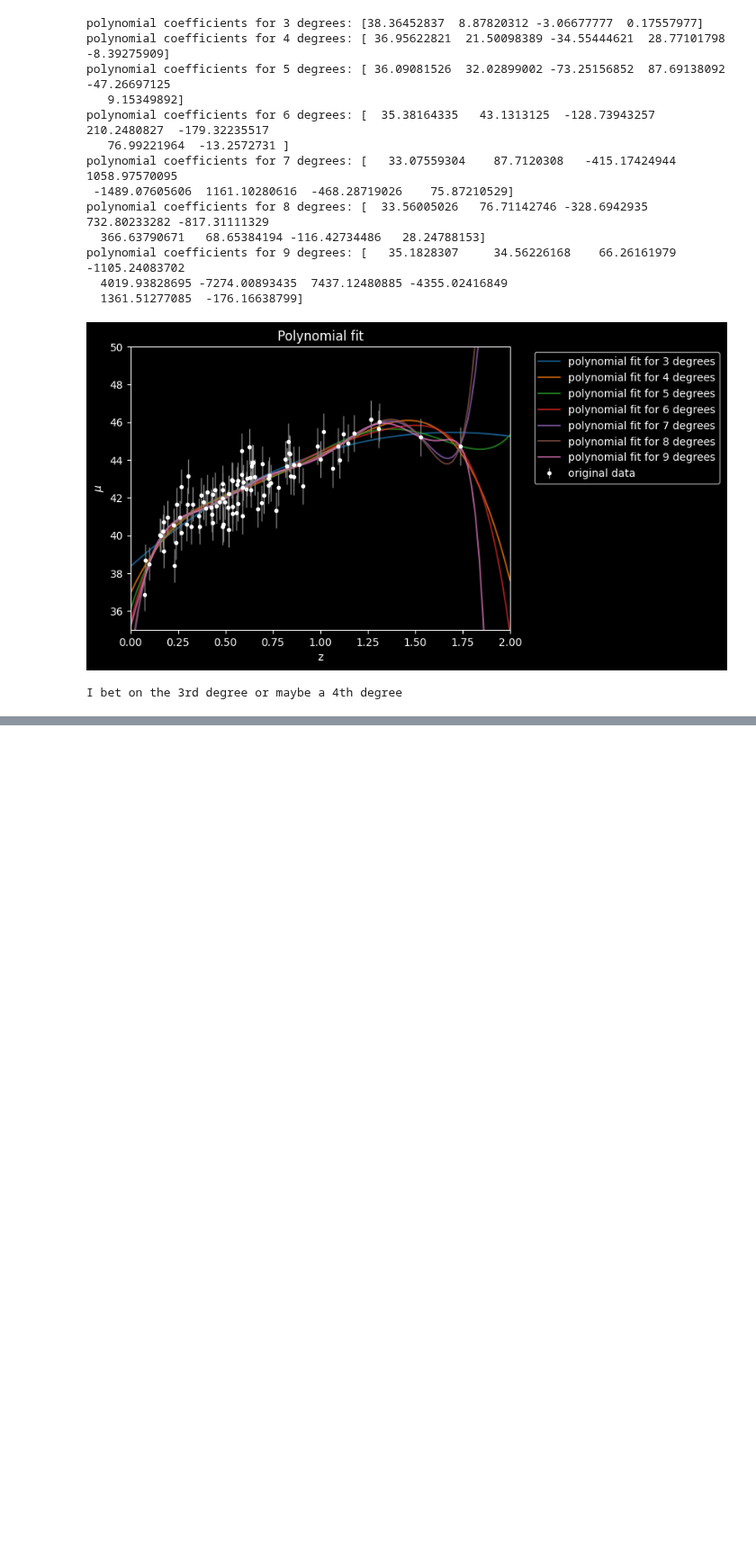
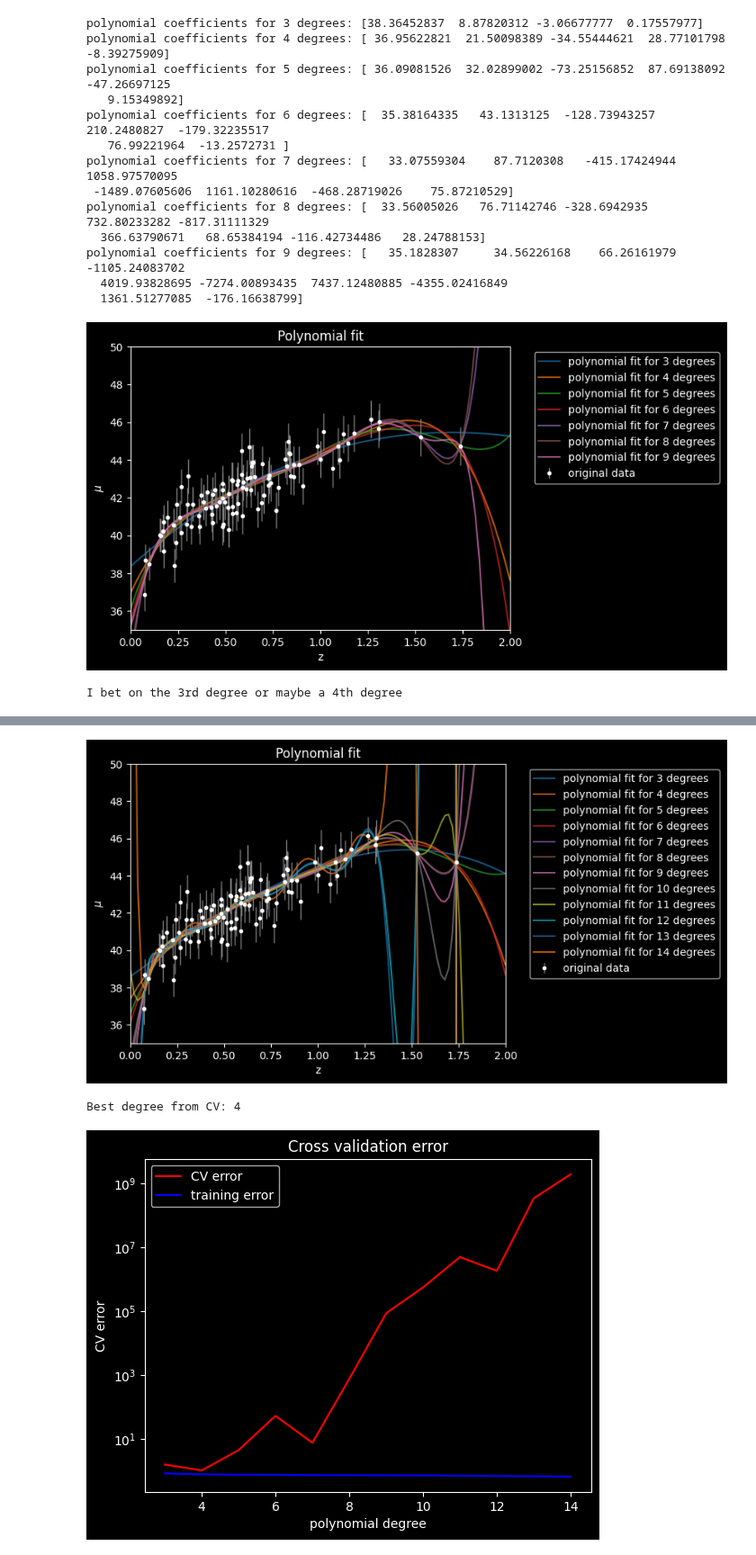
Before and after one commit to RiccardoFanton/astrostatistics_bicocca_2026, a Jupyter notebook: working/Lecture_17.ipynb, the cells around one changed output, grey strips where cells are left out. Shown at 90% size. Cells and saved outputs as stored; diff of their text form; code cells hidden in the pictures; blank space fills up the shorter version.

```diff
--- a/working/Lecture_17.ipynb
+++ b/working/Lecture_17.ipynb
@@ -196,0 +153,61 @@ plt.show()
+# %%
+#now we can make a cross validation of the polynomial fit with a k fold cross validation (should do the same for the other 2)
+z_sample=z_sample.reshape(-1,1)
+
+kf = KFold(n_splits=5, shuffle=True, random_state=42)   #5 folds cross validation
+scores=[]
+t_scores=[]
+degrees = np.arange(3,15)
+
+for deg in degrees:     #cycle over all polynomial degrees
+    fold_errors=[]
+    t_err=[]
+
+    for train_idx, test_idx in kf.split(z_sample):   #split in train and test set
+        X_train, X_test = z_sample[train_idx], z_sample[test_idx]
+        y_train, y_test = mu_sample[train_idx], mu_sample[test_idx]
+        w_train = 1 / dmu[train_idx]**2
+
+        pol_reg = PolynomialRegression(degree=deg)  #calculate the polynomial regression
+        pol_reg.fit(X_train, y_train, w_train)
+
+        w_test = 1 / dmu[test_idx]**2
+        y_pred = pol_reg.predict(X_test)     #predict values of y from the x of the test set
+        error = mean_squared_error(y_test, y_pred, sample_weight=w_test)      #calculate errors of the predictions (CV errors)
+        fold_errors.append(error)
+        train_error = mean_squared_error(y_train, pol_reg.predict(X_train), sample_weight=w_train) #calculate the train errors
+        t_err.append(train_error)
+
+    #print(f'{deg} degrees: polynomial coefficients {pol_reg.coef_}')  useful only for debug
+
+    test_z = np.linspace(0,2,100)       #fake data for each fit
+    test_mu = pol_reg.predict(test_z.reshape(-1,1))
+
+    scores.append(np.mean(fold_errors))
+    t_scores.append(np.mean(t_err))
+    print(f"CV error for {deg} degrees = {scores[-1]}\n")
+
+
+    plt.plot(test_z, test_mu, label=f'polynomial fit for {deg} degrees', alpha=0.7)     #plot all the polynomials
+plt.errorbar(z_sample, mu_sample, dmu, fmt='.', ecolor='gray', lw=1,label='original data', color='white')
+plt.xlabel("z")
+plt.ylabel(r"$\mu$")
+plt.legend(bbox_to_anchor=(1.05, 1), loc='upper left')
+plt.title("Polynomial fit")
+plt.xlim(0,2)
+plt.ylim(35,50)
+plt.show()
+
+best_deg = degrees[np.argmin(scores)]       #select the polynomial with lowest score
+print("Best degree from CV:", best_deg)
+
+#plot the traininig and validation errors
+plt.plot(degrees, scores, color='red', label='CV error')
+plt.plot(degrees, t_scores, color='blue', label='training error')
+plt.xlabel("polynomial degree")
+plt.ylabel("CV error")
+plt.title("Cross validation error")
+plt.legend()
+plt.yscale('log')
+plt.show()
+# %% [output]
@@ -196,0 +231,3 @@ plt.show()
+[figure, added]
+Best degree from CV: 4
+[figure, added]
```
Also changed, not shown: parts of 9 cells of this notebook.
